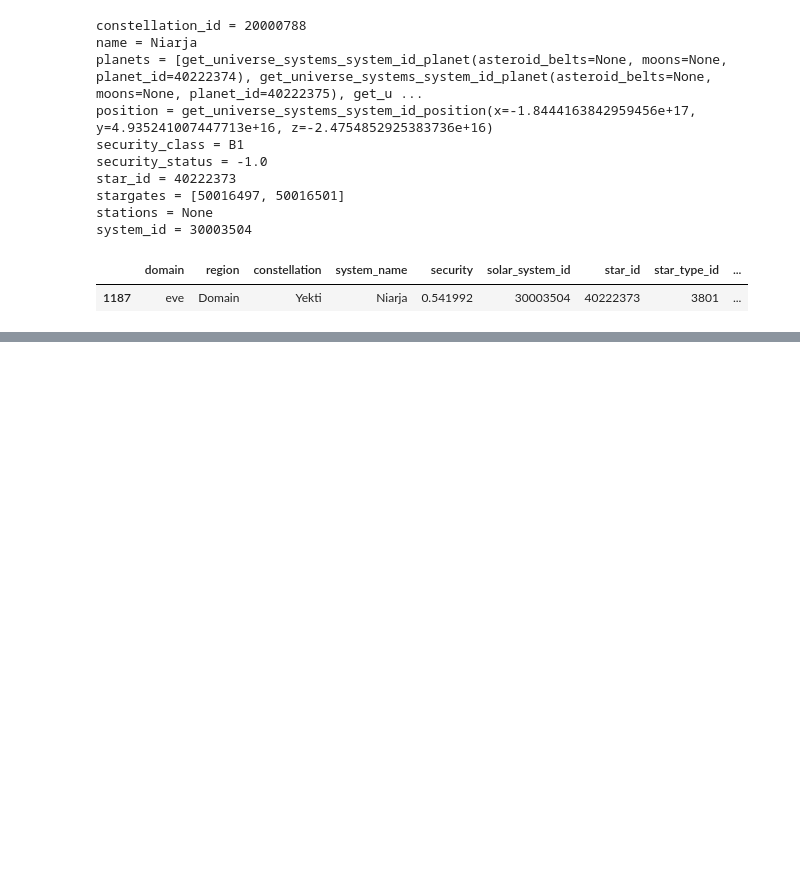
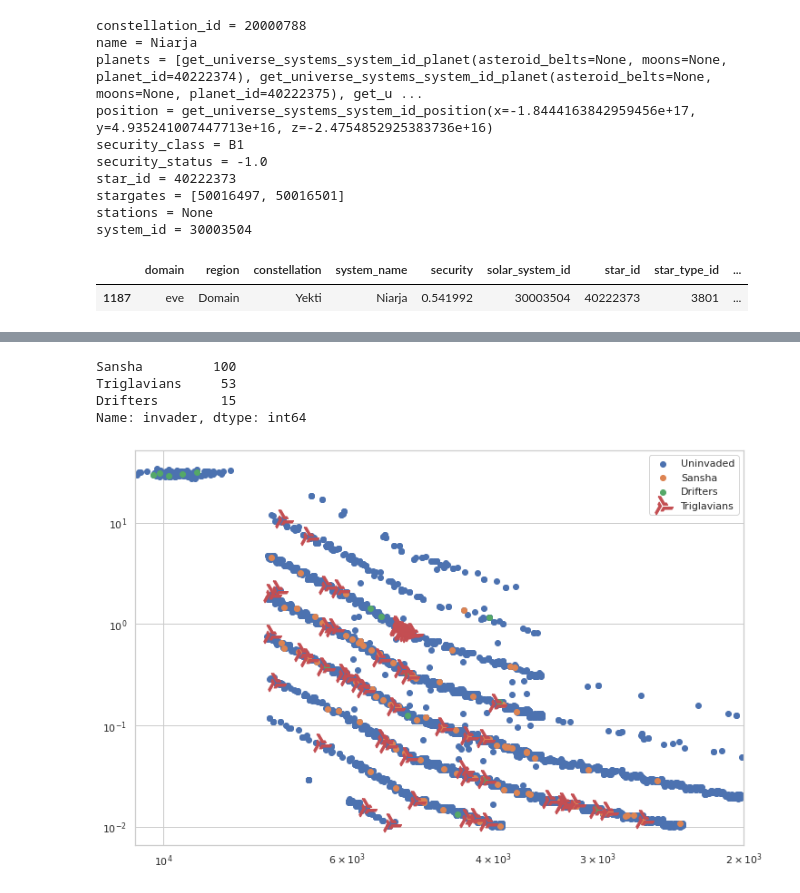
Before and after one commit to jrslagle/EVE-Triglavian-Invasions, a Jupyter notebook: EVE Stars & Incursions.ipynb, the cells around one changed output, grey strips where cells are left out. Drawn from its saved outputs; the diff is of its cells as text; code cells hidden in the pictures; blank space fills up the shorter version.

```diff
--- a/EVE Stars & Incursions.ipynb
+++ b/EVE Stars & Incursions.ipynb
@@ -1903,0 +1434,25 @@ system_id = 30003504
+# %%
+# Get Drifter Kills per System and merge into star_data
+import yaml
+import pandas as pd
+import matplotlib.pyplot as plt
+
+# 500019 = Sansha's Nation
+# 500024 = Drifters
+try:
+  response = !curl https://zkillboard.com/api/stats/factionID/500024/
+  trig_kills = yaml.safe_load(response[0])
+except yaml.YAMLError as exc:
+  print(exc)
+
+system_data = trig_kills['topAllTime'][5]['data']  # 5 = system level
+kills =          [system['kills'] for system in system_data]
+solarSystemIDs = [system['solarSystemID'] for system in system_data]
+system_kills = pd.DataFrame({'drifter_kills':kills, 'solar_system_id':solarSystemIDs})
+
+total_kills = format(system_kills['drifter_kills'].sum(),',d')
+count = len(system_kills['solar_system_id'].unique())
+print('"topAllTime: system" lists',total_kills,'total kills in',count,'unique systems')
+
+star_data = star_data.merge(system_kills, how='left', on='solar_system_id')
+star_data.head()
@@ -1903,0 +1559,24 @@ system_id = 30003504
+# %%
+star_data['invader'].value_counts()
+# %% [output]
+Sansha         100
+Triglavians     53
+Drifters        15
+Name: invader, dtype: int64
+# %%
+norm_stars = star_data[star_data.invader == None]
+sans_stars = star_data[star_data.invader == 'Sansha']
+drif_stars = star_data[star_data.invader == 'Drifters']
+trig_stars = star_data[star_data.invader == 'Triglavians']
+
+plt.figure(figsize=(12,8))
+plt.scatter(x=star_data.star_temperature, y=star_data.star_luminosity, label='Uninvaded')
+plt.scatter(x=sans_stars.star_temperature, y=sans_stars.star_luminosity, label='Sansha')
+plt.scatter(x=drif_stars.star_temperature, y=drif_stars.star_luminosity, label='Drifters')
+plt.scatter(x=trig_stars.star_temperature, y=trig_stars.star_luminosity, label='Triglavians', marker=trig_logo, s=500)
+plt.axes().set(xlim=(10800, 2000))
+plt.axes().set(xscale='log', yscale='log')
+plt.legend()
+plt.show()
+# %% [output]
+[figure, added]
```
Also changed, not shown: parts of 67 cells of this notebook, 1 other file.
